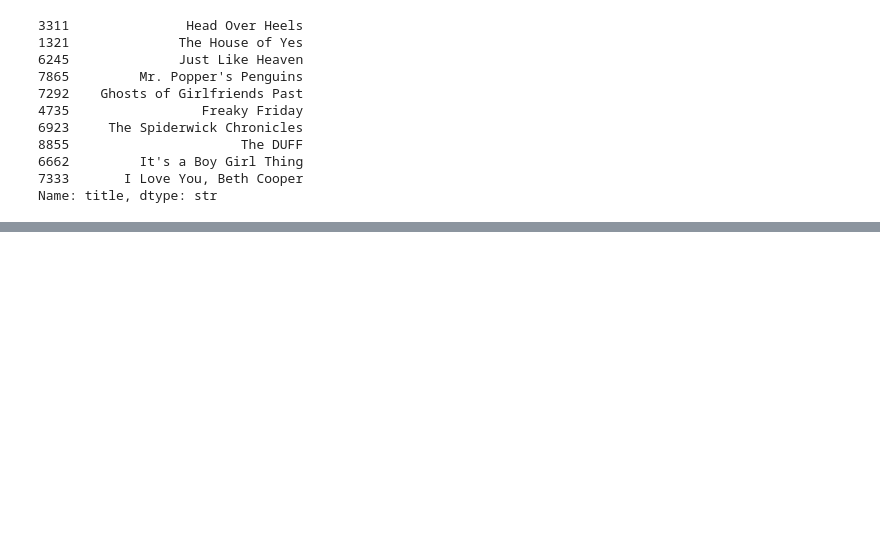
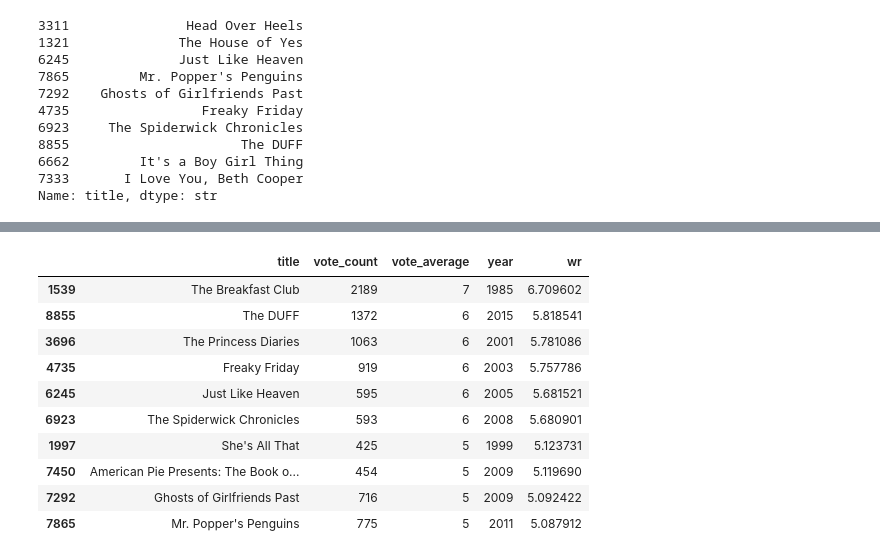
Before and after one commit to fiacredev/systems-based-recommendation, a Jupyter notebook: movie.ipynb, the cells around one changed output, grey strips where cells are left out. Cells and saved outputs as stored; diff of their text form; code cells hidden in the pictures; blank space fills up the shorter version.

```diff
--- a/movie.ipynb
+++ b/movie.ipynb
@@ -362,0 +377,14 @@ def improved_recommendations(title):
+# %%
+improved_recommendations('Mean Girls')
+# %% [output]
+|  | title | vote_count | vote_average | year | wr |
+| 1539 | The Breakfast Club | 2189 | 7 | 1985 | 6.709602 |
+| 8855 | The DUFF | 1372 | 6 | 2015 | 5.818541 |
+| 3696 | The Princess Diaries | 1063 | 6 | 2001 | 5.781086 |
+| 4735 | Freaky Friday | 919 | 6 | 2003 | 5.757786 |
+| 6245 | Just Like Heaven | 595 | 6 | 2005 | 5.681521 |
+| 6923 | The Spiderwick Chronicles | 593 | 6 | 2008 | 5.680901 |
+| 1997 | She's All That | 425 | 5 | 1999 | 5.123731 |
+| 7450 | American Pie Presents: The Book o... | 454 | 5 | 2009 | 5.119690 |
+| 7292 | Ghosts of Girlfriends Past | 716 | 5 | 2009 | 5.092422 |
+| 7865 | Mr. Popper's Penguins | 775 | 5 | 2011 | 5.087912 |
```
Also changed, not shown: parts of 1 cell of this notebook.
